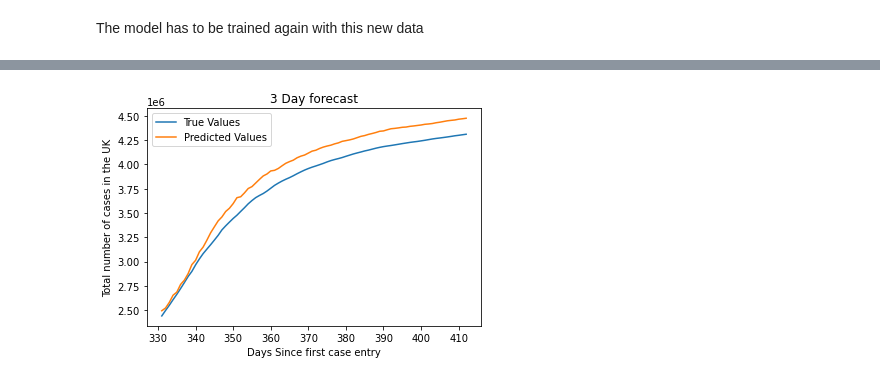
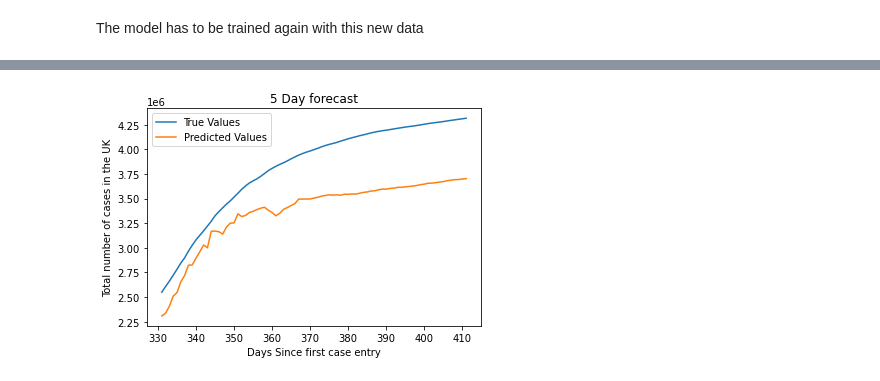
Before and after one commit to OliverJaison/SNS_Assignment20-21, a Jupyter notebook: main.ipynb, the cells around one changed output, grey strips where cells are left out. Cells and saved outputs as stored; diff of their text form; code cells hidden in the pictures.

```diff
--- a/main.ipynb
+++ b/main.ipynb
@@ -314,6 +315,6 @@ plt.show()
 # %%
 window_size = 7
-forecast = 3
+forecast = 5
 features3, labels3 = create_features(pos_cases_df, window_size, forecast)
 # %%
 training_features3, testing_features3 = np.split(features3, [int(0.8*len(features3))])
@@ -367,13 +369,13 @@ RMS: 778659.5018643439
 # %%
 plt.plot(x, y, label="True Values")
 plt.plot(x, y_pred, label="Predicted Values")
 plt.xlabel("Days Since first case entry")
 plt.ylabel("Total number of cases in the UK")
-plt.title("3 Day forecast")
+plt.title("5 Day forecast")
 plt.legend()
 plt.show()
 # %% [output]
-[figure, old version]
+[figure, new version]
 # %%
 window_size = 7
 forecast = 10
```
Also changed, not shown: parts of 15 cells of this notebook, 12 other files.
